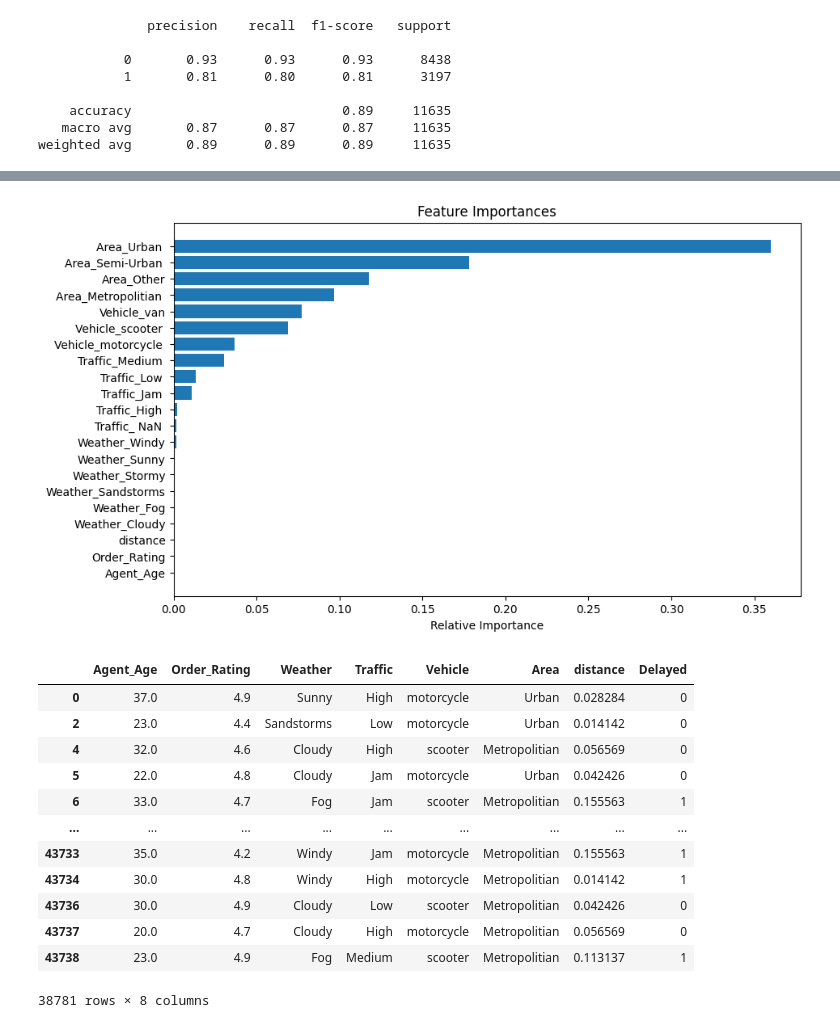
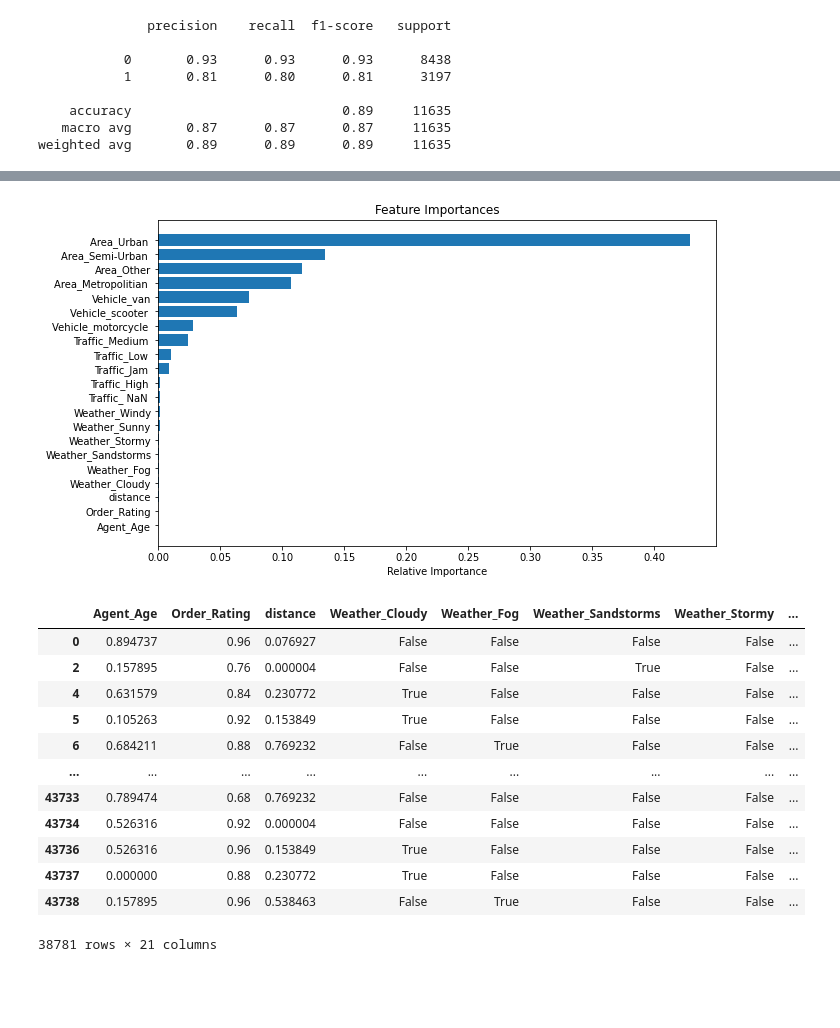
Before and after one commit to wonjoon123/wonjoon123.github.io, a Jupyter notebook: grosshackers/16기_퀘스트/DS/DataAnalysis/data_analysis.ipynb, the cells around one changed output, grey strips where cells are left out. Drawn from its saved outputs; the diff is of its cells as text; code cells hidden in the pictures; blank space fills up the shorter version.

```diff
--- a/grosshackers/16기_퀘스트/DS/DataAnalysis/data_analysis.ipynb
+++ b/grosshackers/16기_퀘스트/DS/DataAnalysis/data_analysis.ipynb
@@ -293,0 +296,18 @@ Traceback (most recent call last):
+# %%
+#연속형 데이터 스케일링
+
+from sklearn.preprocessing import MinMaxScaler
+
+numeric_df = modeling_df[['Agent_Age','Order_Rating','distance']]
+scaler = MinMaxScaler()
+df_normalized = scaler.fit_transform(numeric_df)
+df_normalized = pd.DataFrame(df_normalized, columns=numeric_df.columns,index=numeric_df.index)
+modeling_df[['Agent_Age', 'Order_Rating', 'distance']] = df_normalized
+# %%
+x = pd.get_dummies(modeling_df.drop(columns=['Delayed']))
+y = modeling_df['Delayed']
+x_train, x_test, y_train, y_test = train_test_split(x,y,test_size=0.3,random_state=1)
+model =DecisionTreeClassifier(max_depth=12,min_samples_leaf=15)
+model.fit(x_train,y_train)
+y_test_pred = model.predict(x_test)
+print(classification_report(y_test,y_test_pred))
@@ -294,28 +323,27 @@ Traceback (most recent call last):
 # %%
-importances = best_model.feature_importances_
+# 스케일링 된 데이터 시각화
+
+importances = model.feature_importances_
 indices = np.argsort(importances)
 
 plt.figure(figsize=(10, 6))
 plt.title('Feature Importances')
 plt.barh(range(x.shape[1]), importances[indices], align='center')
 plt.yticks(range(x.shape[1]), x.columns)
 plt.xlabel('Relative Importance')
 plt.show()
 # %% [output]
-[figure, old version]
+[figure, new version]
+|  | Agent_Age | Order_Rating | distance | Weather_Cloudy | Weather_Fog | Weather_Sandstorms | Weather_Stormy | ... |
+| 0 | 0.894737 | 0.96 | 0.076927 | False | False | False | False | ... |
+| 2 | 0.157895 | 0.76 | 0.000004 | False | False | True | False | ... |
+| 4 | 0.631579 | 0.84 | 0.230772 | True | False | False | False | ... |
+| 5 | 0.105263 | 0.92 | 0.153849 | True | False | False | False | ... |
+| 6 | 0.684211 | 0.88 | 0.769232 | False | True | False | False | ... |
+| ... | ... | ... | ... | ... | ... | ... | ... | ... |
+| 43733 | 0.789474 | 0.68 | 0.769232 | False | False | False | False | ... |
+| 43734 | 0.526316 | 0.92 | 0.000004 | False | False | False | False | ... |
+| 43736 | 0.526316 | 0.96 | 0.153849 | True | False | False | False | ... |
+| 43737 | 0.000000 | 0.88 | 0.230772 | True | False | False | False | ... |
+| 43738 | 0.157895 | 0.96 | 0.538463 | False | True | False | False | ... |
+38781 rows × 21 columns
-# %%
-modeling_df
-# %% [output]
-|  | Agent_Age | Order_Rating | Weather | Traffic | Vehicle | Area | distance | Delayed |
-| 0 | 37.0 | 4.9 | Sunny | High | motorcycle | Urban | 0.028284 | 0 |
-| 2 | 23.0 | 4.4 | Sandstorms | Low | motorcycle | Urban | 0.014142 | 0 |
-| 4 | 32.0 | 4.6 | Cloudy | High | scooter | Metropolitian | 0.056569 | 0 |
-| 5 | 22.0 | 4.8 | Cloudy | Jam | motorcycle | Urban | 0.042426 | 0 |
-| 6 | 33.0 | 4.7 | Fog | Jam | scooter | Metropolitian | 0.155563 | 1 |
-| ... | ... | ... | ... | ... | ... | ... | ... | ... |
-| 43733 | 35.0 | 4.2 | Windy | Jam | motorcycle | Metropolitian | 0.155563 | 1 |
-| 43734 | 30.0 | 4.8 | Windy | High | motorcycle | Metropolitian | 0.014142 | 1 |
-| 43736 | 30.0 | 4.9 | Cloudy | Low | scooter | Metropolitian | 0.042426 | 0 |
-| 43737 | 20.0 | 4.7 | Cloudy | High | motorcycle | Metropolitian | 0.056569 | 0 |
-| 43738 | 23.0 | 4.9 | Fog | Medium | scooter | Metropolitian | 0.113137 | 1 |
-38781 rows × 8 columns
```
Also changed, not shown: parts of 11 cells of this notebook, 8 other files.
